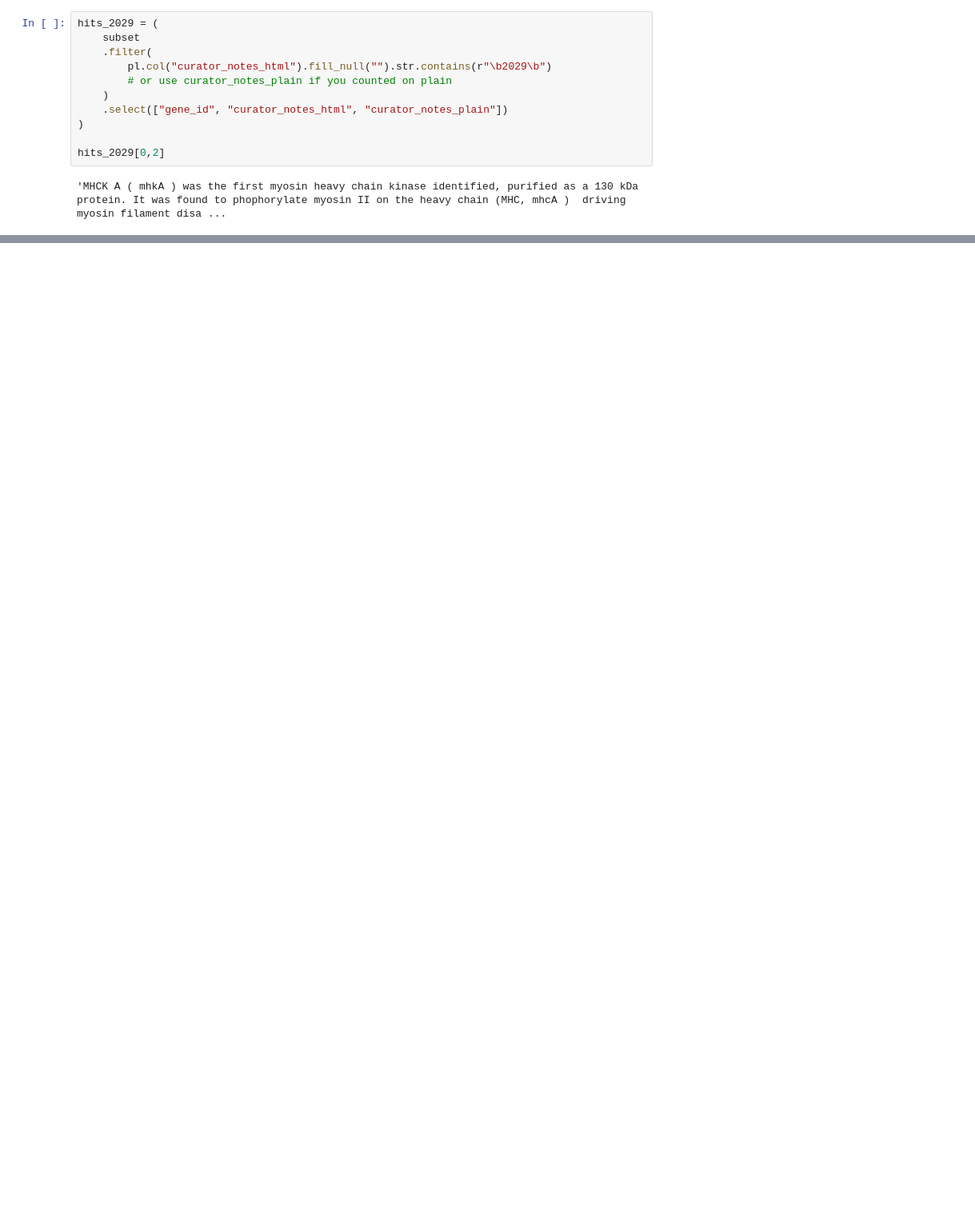
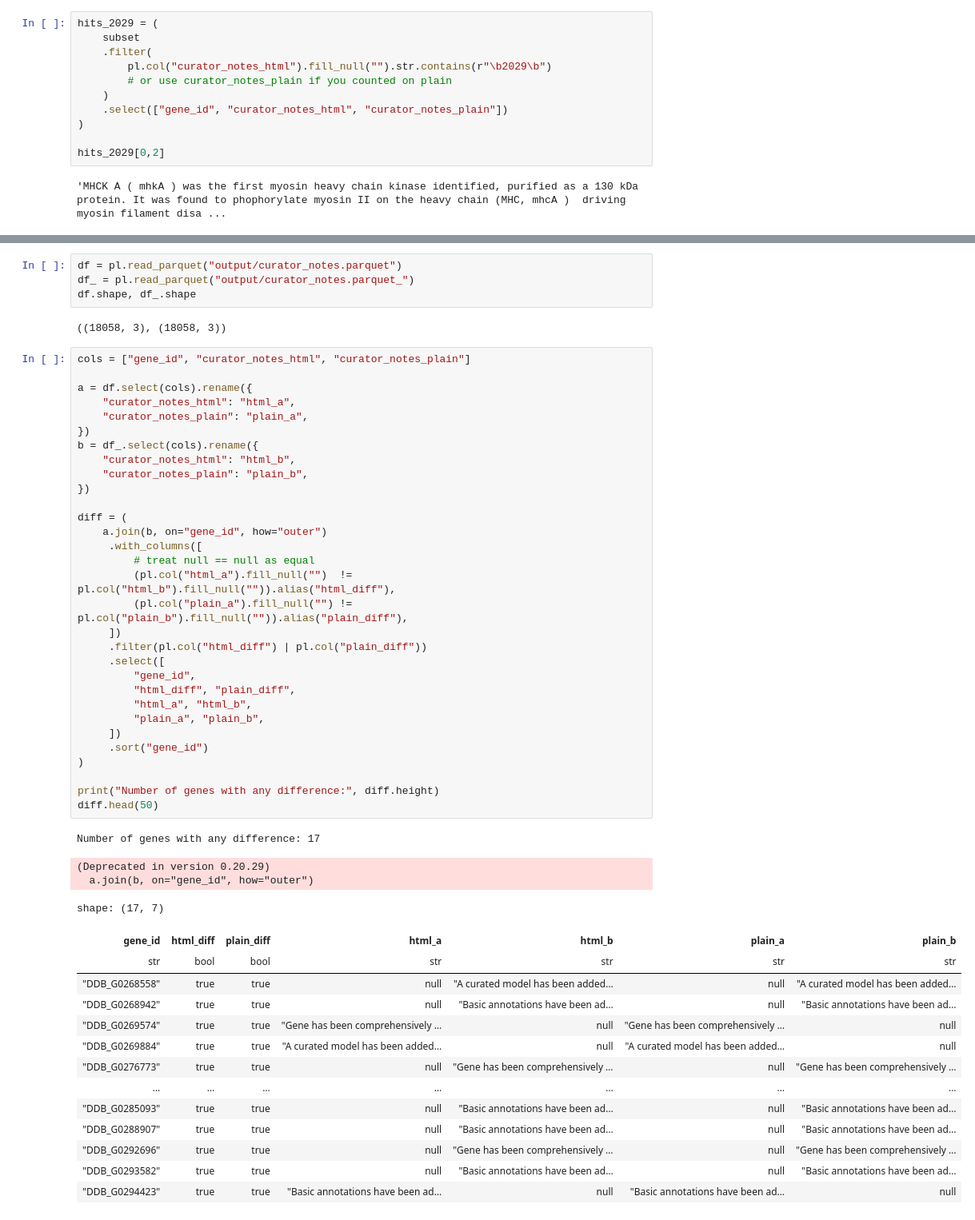
Before and after one commit to fulaibaowang/dictycite, a Jupyter notebook: dicty_curator_notes.ipynb, the cells around one changed output, grey strips where cells are left out. Shown at 80% size. Cells and saved outputs as stored; diff of their text form; blank space fills up the shorter version.

```diff
--- a/dicty_curator_notes.ipynb
+++ b/dicty_curator_notes.ipynb
@@ -748,0 +749,55 @@ claims
+# %%
+df = pl.read_parquet("output/curator_notes.parquet")
+df_ = pl.read_parquet("output/curator_notes.parquet_")
+df.shape, df_.shape
+# %% [output]
+((18058, 3), (18058, 3))
+# %%
+cols = ["gene_id", "curator_notes_html", "curator_notes_plain"]
+
+a = df.select(cols).rename({
+    "curator_notes_html": "html_a",
+    "curator_notes_plain": "plain_a",
+})
+b = df_.select(cols).rename({
+    "curator_notes_html": "html_b",
+    "curator_notes_plain": "plain_b",
+})
+
+diff = (
+    a.join(b, on="gene_id", how="outer")
+     .with_columns([
+         # treat null == null as equal
+         (pl.col("html_a").fill_null("")  != pl.col("html_b").fill_null("")).alias("html_diff"),
+         (pl.col("plain_a").fill_null("") != pl.col("plain_b").fill_null("")).alias("plain_diff"),
+     ])
+     .filter(pl.col("html_diff") | pl.col("plain_diff"))
+     .select([
+         "gene_id",
+         "html_diff", "plain_diff",
+         "html_a", "html_b",
+         "plain_a", "plain_b",
+     ])
+     .sort("gene_id")
+)
+
+print("Number of genes with any difference:", diff.height)
+diff.head(50)
+# %% [output]
+Number of genes with any difference: 17
+(Deprecated in version 0.20.29)
+  a.join(b, on="gene_id", how="outer")
+shape: (17, 7)
+| gene_id | html_diff | plain_diff | html_a | html_b | plain_a | plain_b |
+| str | bool | bool | str | str | str | str |
+| "DDB_G0268558" | true | true | null | "A curated model has been added… | null | "A curated model has been added… |
+| "DDB_G0268942" | true | true | null | "Basic annotations have been ad… | null | "Basic annotations have been ad… |
+| "DDB_G0269574" | true | true | "Gene has been comprehensively … | null | "Gene has been comprehensively … | null |
+| "DDB_G0269884" | true | true | "A curated model has been added… | null | "A curated model has been added… | null |
+| "DDB_G0276773" | true | true | null | "Gene has been comprehensively … | null | "Gene has been comprehensively … |
+| … | … | … | … | … | … | … |
+| "DDB_G0285093" | true | true | null | "Basic annotations have been ad… | null | "Basic annotations have been ad… |
+| "DDB_G0288907" | true | true | null | "Basic annotations have been ad… | null | "Basic annotations have been ad… |
+| "DDB_G0292696" | true | true | null | "Gene has been comprehensively … | null | "Gene has been comprehensively … |
+| "DDB_G0293582" | true | true | null | "Basic annotations have been ad… | null | "Basic annotations have been ad… |
+| "DDB_G0294423" | true | true | "Basic annotations have been ad… | null | "Basic annotations have been ad… | null |
```
Also changed, not shown: parts of 12 cells of this notebook.
